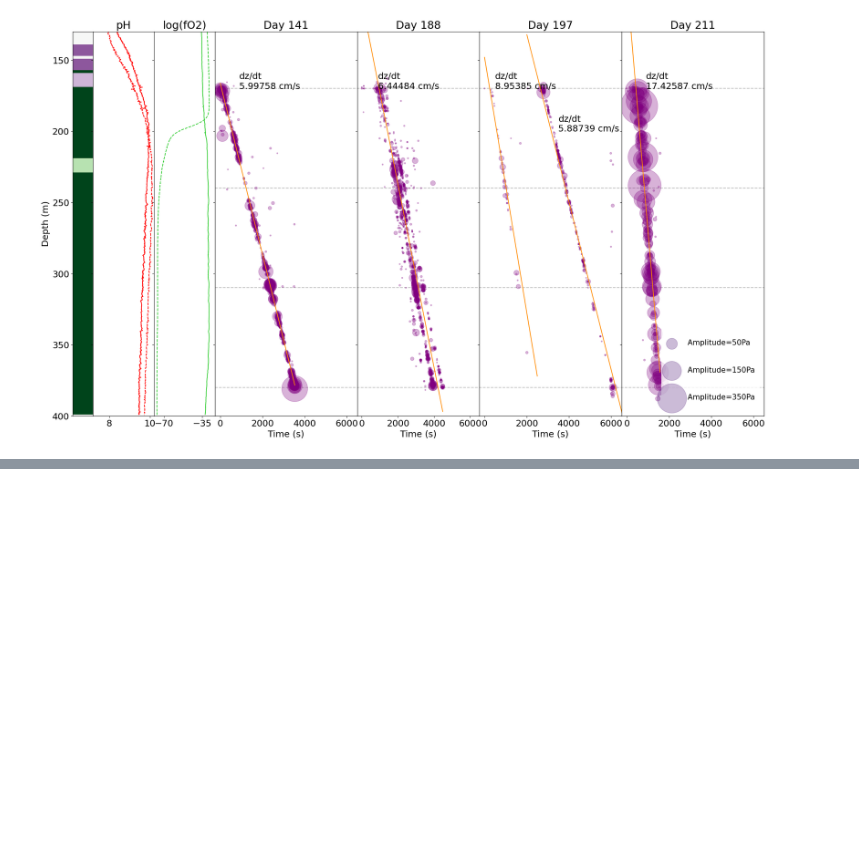
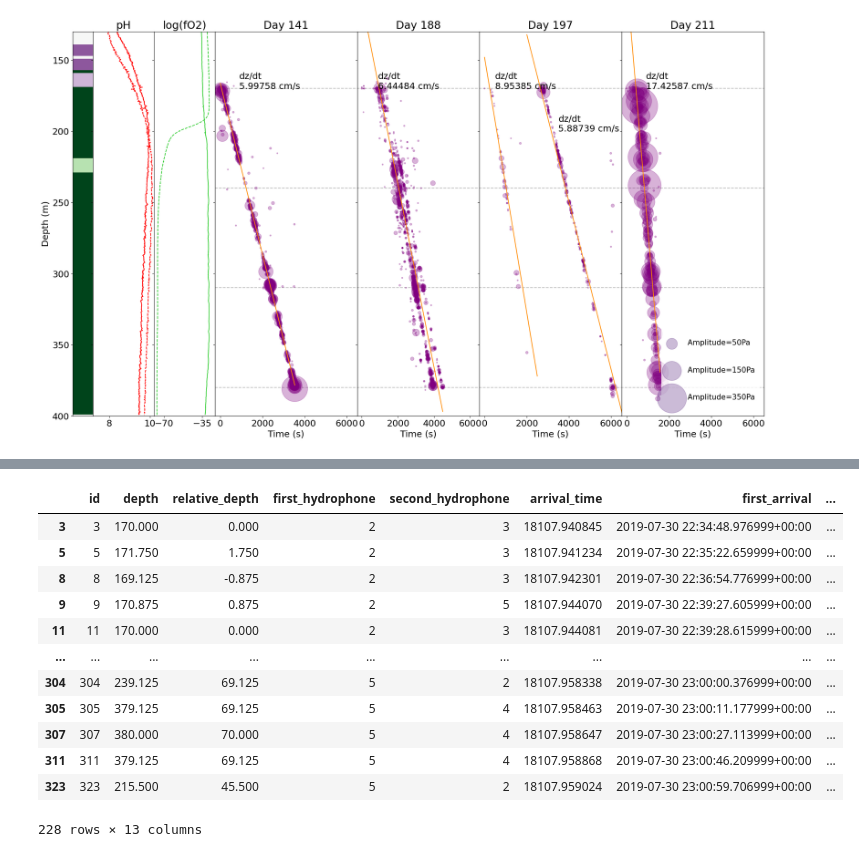
Before and after one commit to SerpRateAI/tensilePaper, a Jupyter notebook: combined-geology-chemistry-fractures.ipynb, the cells around one changed output, grey strips where cells are left out. Drawn from its saved outputs; the diff is of its cells as text; code cells hidden in the pictures; blank space fills up the shorter version.

```diff
--- a/combined-geology-chemistry-fractures.ipynb
+++ b/combined-geology-chemistry-fractures.ipynb
@@ -283,0 +438,16 @@ amplitude: 557.2534597217959
+# %%
+df211
+# %% [output]
+|  | id | depth | relative_depth | first_hydrophone | second_hydrophone | arrival_time | first_arrival | ... |
+| 3 | 3 | 170.000 | 0.000 | 2 | 3 | 18107.940845 | 2019-07-30 22:34:48.976999+00:00 | ... |
+| 5 | 5 | 171.750 | 1.750 | 2 | 3 | 18107.941234 | 2019-07-30 22:35:22.659999+00:00 | ... |
+| 8 | 8 | 169.125 | -0.875 | 2 | 3 | 18107.942301 | 2019-07-30 22:36:54.776999+00:00 | ... |
+| 9 | 9 | 170.875 | 0.875 | 2 | 5 | 18107.944070 | 2019-07-30 22:39:27.605999+00:00 | ... |
+| 11 | 11 | 170.000 | 0.000 | 2 | 3 | 18107.944081 | 2019-07-30 22:39:28.615999+00:00 | ... |
+| ... | ... | ... | ... | ... | ... | ... | ... | ... |
+| 304 | 304 | 239.125 | 69.125 | 5 | 2 | 18107.958338 | 2019-07-30 23:00:00.376999+00:00 | ... |
+| 305 | 305 | 379.125 | 69.125 | 5 | 4 | 18107.958463 | 2019-07-30 23:00:11.177999+00:00 | ... |
+| 307 | 307 | 380.000 | 70.000 | 5 | 4 | 18107.958647 | 2019-07-30 23:00:27.113999+00:00 | ... |
+| 311 | 311 | 379.125 | 69.125 | 5 | 4 | 18107.958868 | 2019-07-30 23:00:46.209999+00:00 | ... |
+| 323 | 323 | 215.500 | 45.500 | 5 | 2 | 18107.959024 | 2019-07-30 23:00:59.706999+00:00 | ... |
+228 rows × 13 columns
```
Also changed, not shown: parts of 2 cells of this notebook, 6 other files.
